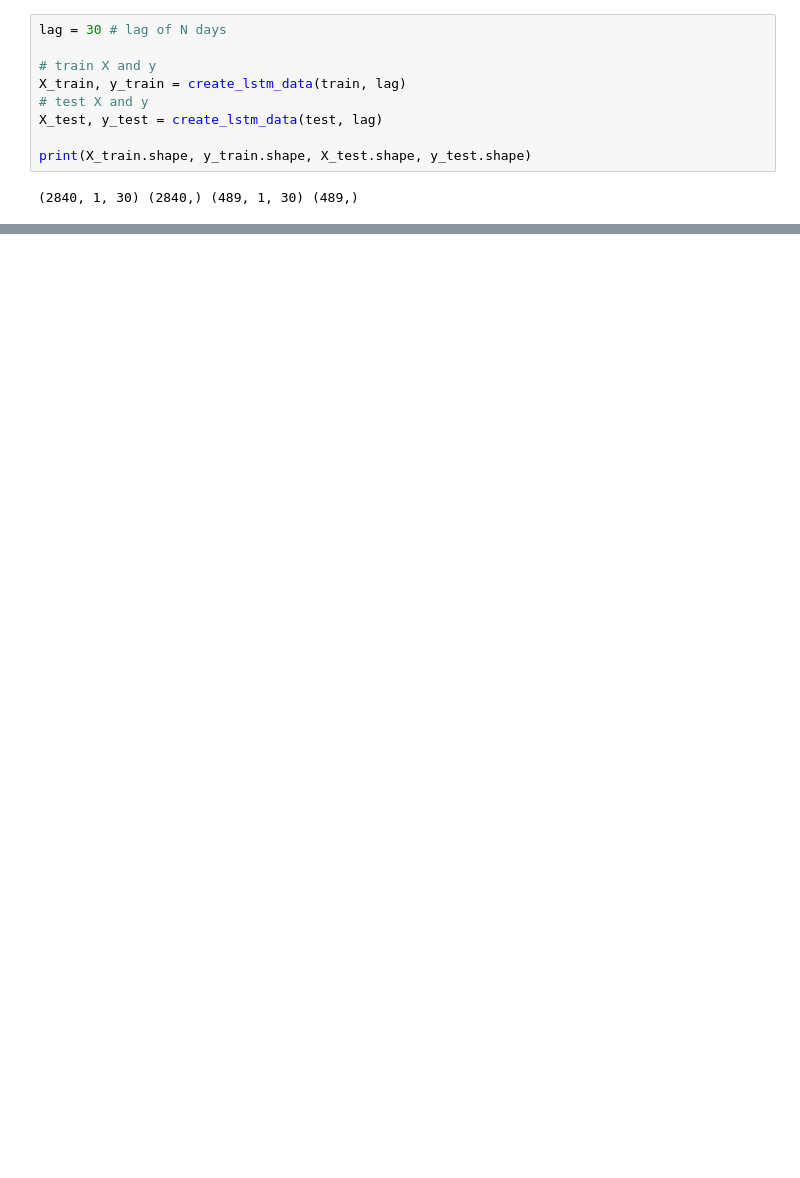
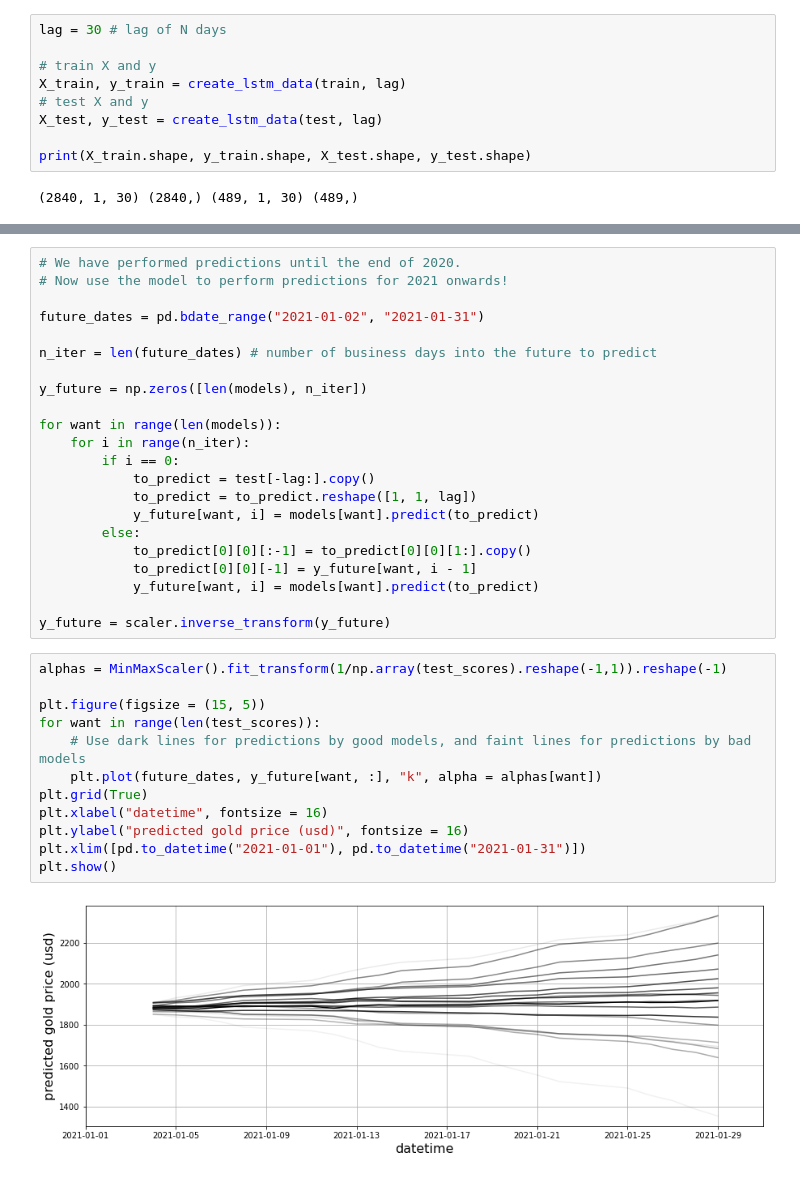
Before and after one commit to natsunoyuki/Data_Science, a Jupyter notebook: gold/gold_price.ipynb, the cells around one changed output, grey strips where cells are left out. Saved outputs shown, nothing was run; the diff lists cells and outputs as text; blank space fills up the shorter version.

```diff
--- a/gold/gold_price.ipynb
+++ b/gold/gold_price.ipynb
@@ -376,0 +518,36 @@ plt.show()
+# %%
+# We have performed predictions until the end of 2020.
+# Now use the model to perform predictions for 2021 onwards!
+
+future_dates = pd.bdate_range("2021-01-02", "2021-01-31")
+
+n_iter = len(future_dates) # number of business days into the future to predict
+
+y_future = np.zeros([len(models), n_iter])
+
+for want in range(len(models)):
+    for i in range(n_iter):
+        if i == 0:
+            to_predict = test[-lag:].copy()
+            to_predict = to_predict.reshape([1, 1, lag])
+            y_future[want, i] = models[want].predict(to_predict)
+        else:
+            to_predict[0][0][:-1] = to_predict[0][0][1:].copy()
+            to_predict[0][0][-1] = y_future[want, i - 1]
+            y_future[want, i] = models[want].predict(to_predict)
+
+y_future = scaler.inverse_transform(y_future)
+# %%
+alphas = MinMaxScaler().fit_transform(1/np.array(test_scores).reshape(-1,1)).reshape(-1)
+
+plt.figure(figsize = (15, 5))
+for want in range(len(test_scores)):
+    # Use dark lines for predictions by good models, and faint lines for predictions by bad models
+    plt.plot(future_dates, y_future[want, :], "k", alpha = alphas[want])
+plt.grid(True)
+plt.xlabel("datetime", fontsize = 16)
+plt.ylabel("predicted gold price (usd)", fontsize = 16)
+plt.xlim([pd.to_datetime("2021-01-01"), pd.to_datetime("2021-01-31")])
+plt.show()
+# %% [output]
+[figure, added]
```
Also changed, not shown: parts of 15 cells of this notebook.
